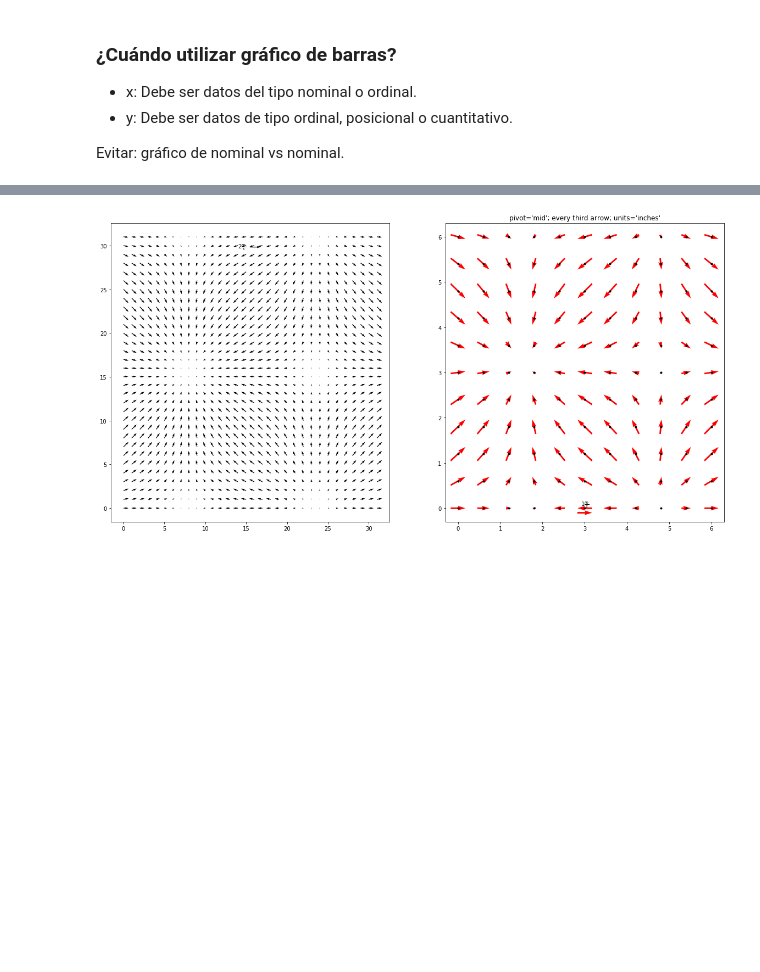
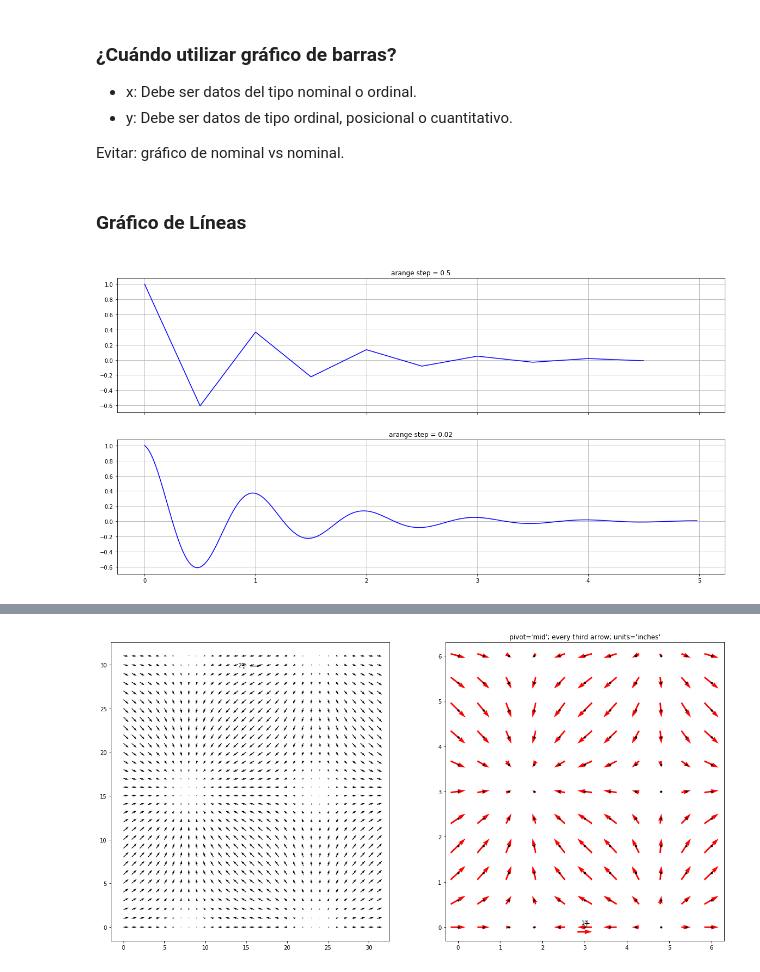
Before and after one commit to aoguedao/mat281_2019S2, a Jupyter notebook: m03_data_visualization/m03_c02_imperative_visualization/m03_c02_imperative_visualization.ipynb, the cells around one changed output, grey strips where cells are left out. Cells and saved outputs as stored; diff of their text form; code cells hidden in the pictures; blank space fills up the shorter version.

```diff
--- a/m03_data_visualization/m03_c02_imperative_visualization/m03_c02_imperative_visualization.ipynb
+++ b/m03_data_visualization/m03_c02_imperative_visualization/m03_c02_imperative_visualization.ipynb
@@ -115,3 +117,26 @@ plt.show()
 * y: Debe ser datos de tipo ordinal, posicional o cuantitativo.
 
 Evitar: gráfico de nominal vs nominal.
+# %% [markdown]
+### Gráfico de Líneas
+<a id='lineplot'></a>
+# %%
+def f(t):
+    return np.exp(-t) * np.cos(2 * np.pi * t)
+
+t1 = np.arange(0.0, 5.0, 0.5)
+t2 = np.arange(0.0, 5.0, 0.02)
+
+fig, (ax1, ax2) = plt.subplots(nrows=2, figsize=(20, 10), sharex=True, sharey=True)
+
+ax1.plot(t1, f(t1), "b")
+ax1.grid()
+ax1.set_title("arange step = 0.5")
+
+ax2.plot(t2, f(t2), "b")
+ax2.grid()
+ax2.set_title("arange step = 0.02")
+
+fig.show()
+# %% [output]
+[figure, added]
```
Also changed, not shown: parts of 33 cells of this notebook, 4 other files.
